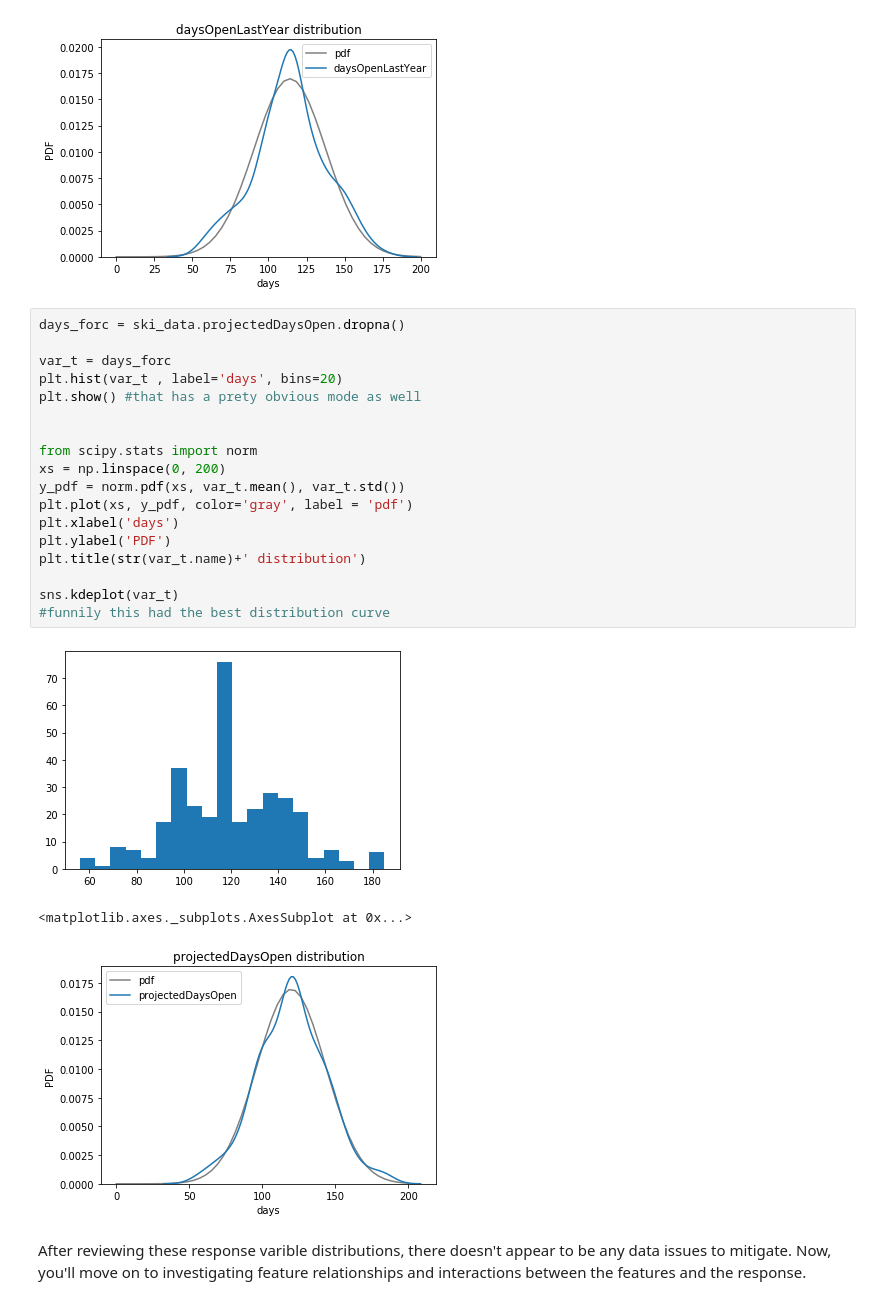
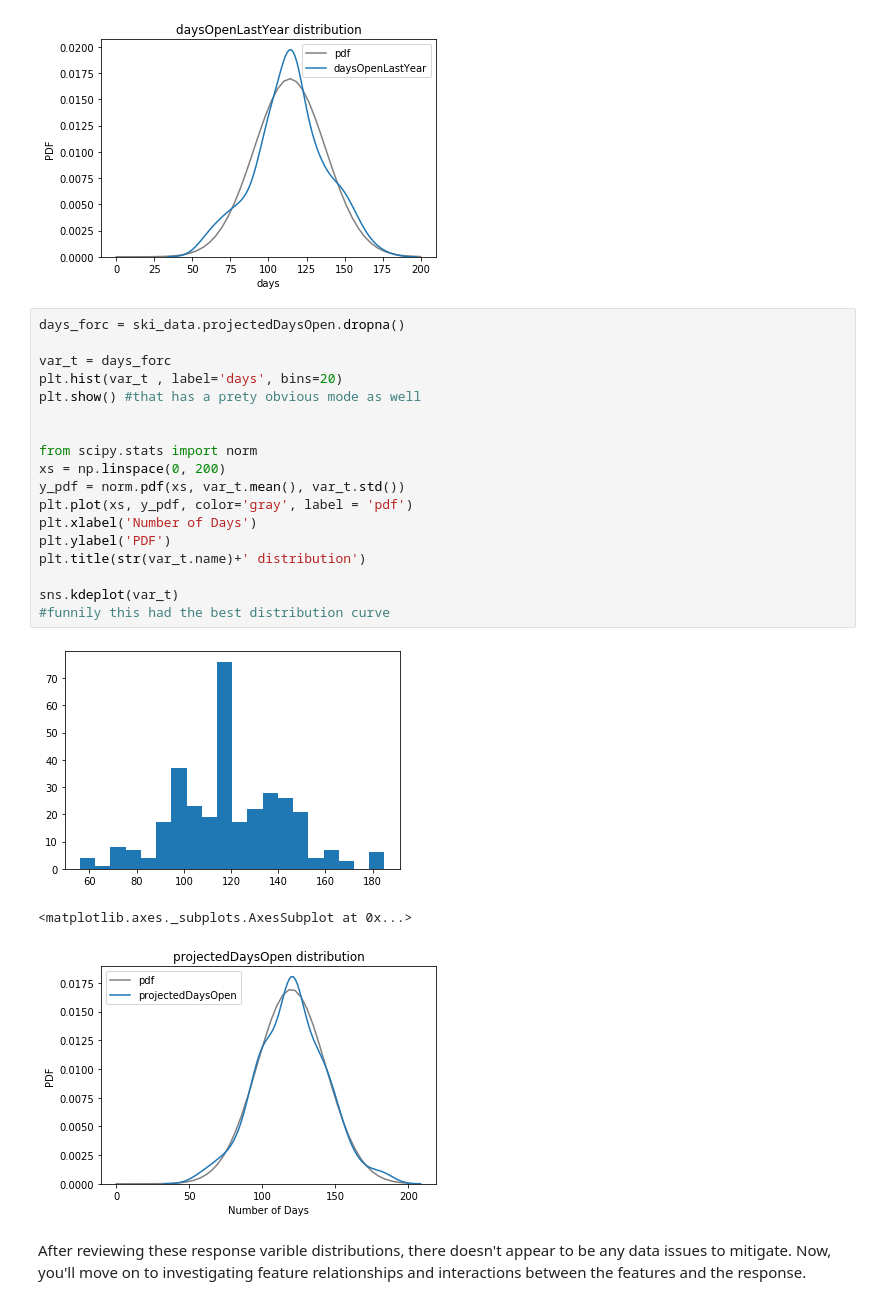
Before and after one commit to ShrutikaSankar/Springboard, a Jupyter notebook: GuidedCapstone/DataWrangling/Notebook_stepthree.ipynb, the cells around one changed output. Drawn from its saved outputs; the diff is of its cells as text.

```diff
--- a/GuidedCapstone/DataWrangling/Notebook_stepthree.ipynb
+++ b/GuidedCapstone/DataWrangling/Notebook_stepthree.ipynb
@@ -350,25 +347,25 @@ sns.kdeplot(var_t)
 # %%
 days_forc = ski_data.projectedDaysOpen.dropna()
 
 var_t = days_forc
 plt.hist(var_t , label='days', bins=20)
 plt.show() #that has a prety obvious mode as well
 
 
 from scipy.stats import norm
 xs = np.linspace(0, 200)
 y_pdf = norm.pdf(xs, var_t.mean(), var_t.std())
 plt.plot(xs, y_pdf, color='gray', label = 'pdf')
-plt.xlabel('days')
+plt.xlabel('Number of Days')
 plt.ylabel('PDF')
 plt.title(str(var_t.name)+' distribution')
 
 sns.kdeplot(var_t)
 #funnily this had the best distribution curve
 # %% [output]
 [figure]
 <matplotlib.axes._subplots.AxesSubplot at 0x...>
-[figure, old version]
+[figure, new version]
 # %% [markdown]
 After reviewing these response varible distributions, there doesn't appear to be any data issues to mitigate. Now, you'll move on to investigating feature relationships and interactions between the features and the response.
 # %% [markdown]
```
Also changed, not shown: parts of 11 cells of this notebook.
